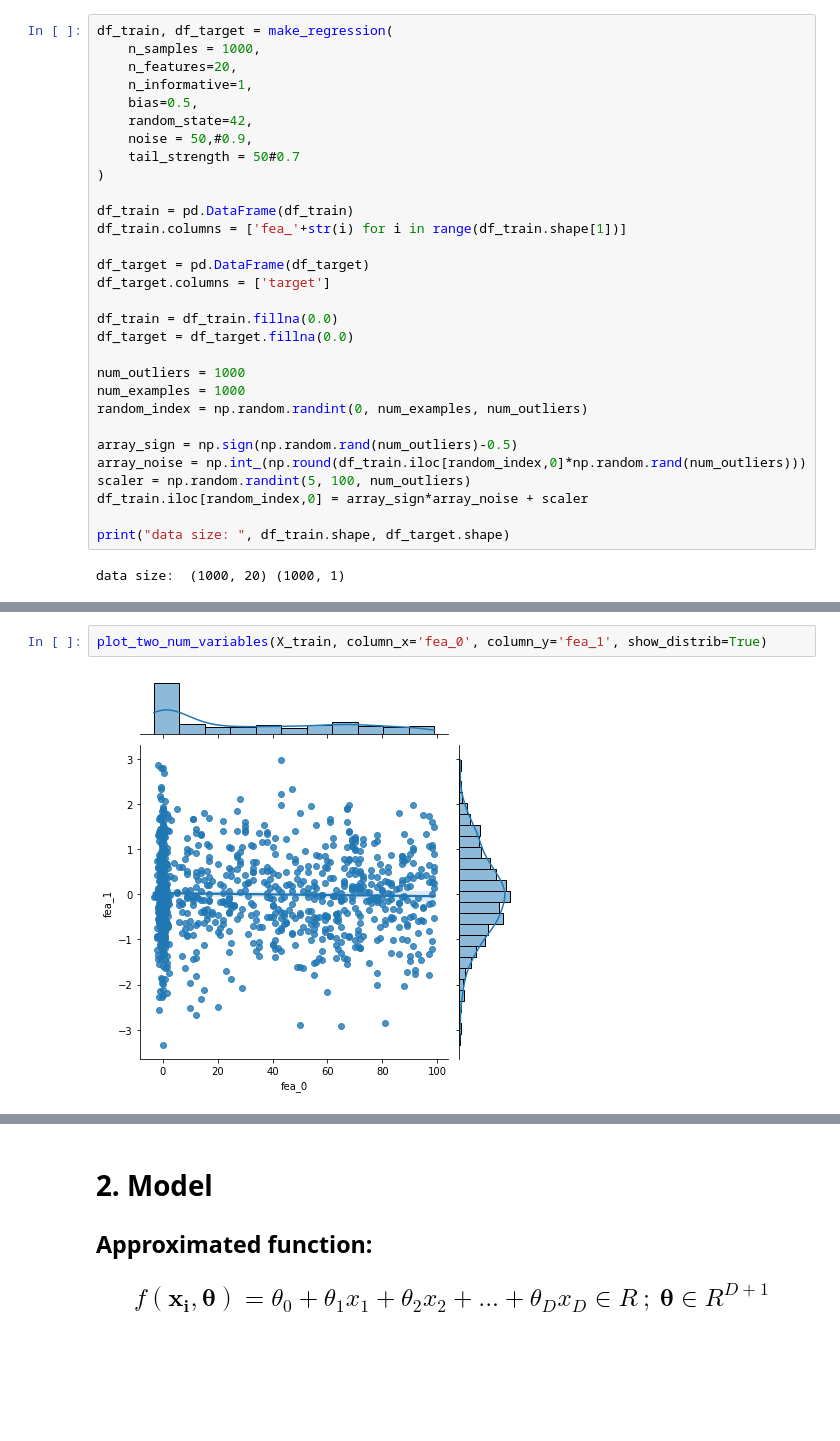
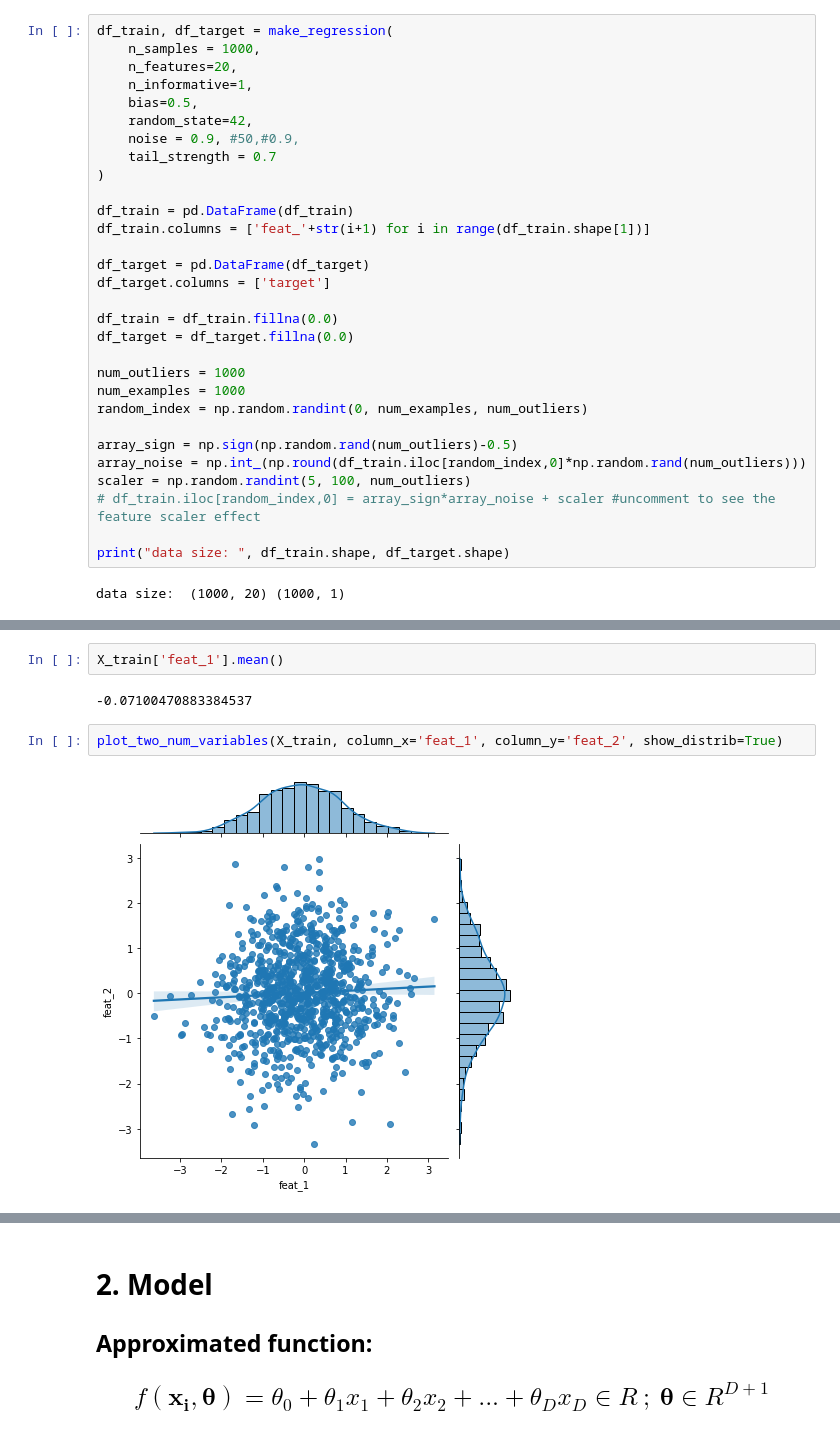
Before and after one commit to jroccal/machine_learning_fundamentals, a Jupyter notebook: notebooks/Linear_regression_examples.ipynb, the cells around one changed output, grey strips where cells are left out. Saved outputs shown, nothing was run; the diff lists cells and outputs as text; blank space fills up the shorter version.

```diff
--- a/notebooks/Linear_regression_examples.ipynb
+++ b/notebooks/Linear_regression_examples.ipynb
@@ -74,12 +71,12 @@ df_train, df_target = make_regression(
     n_informative=1,
     bias=0.5,
     random_state=42,
-    noise = 50,#0.9,
-    tail_strength = 50#0.7
+    noise = 0.9, #50,#0.9,
+    tail_strength = 0.7
 )
 
 df_train = pd.DataFrame(df_train)
-df_train.columns = ['fea_'+str(i) for i in range(df_train.shape[1])]
+df_train.columns = ['feat_'+str(i+1) for i in range(df_train.shape[1])]
 
 df_target = pd.DataFrame(df_target)
 df_target.columns = ['target']
@@ -94,7 +91,7 @@ random_index = np.random.randint(0, num_examples, num_outliers)
 array_sign = np.sign(np.random.rand(num_outliers)-0.5)
 array_noise = np.int_(np.round(df_train.iloc[random_index,0]*np.random.rand(num_outliers)))
 scaler = np.random.randint(5, 100, num_outliers)
-df_train.iloc[random_index,0] = array_sign*array_noise + scaler
+# df_train.iloc[random_index,0] = array_sign*array_noise + scaler #uncomment to see the feature scaler effect
 
 print("data size: ", df_train.shape, df_target.shape)
 # %% [output]
@@ -171,4 +168,8 @@ X_train_scaled.shape, X_test_scaled.shape
+# %%
+X_train['feat_1'].mean()
+# %% [output]
+-0.07100470883384537
 # %%
-plot_two_num_variables(X_train, column_x='fea_0', column_y='fea_1', show_distrib=True)
+plot_two_num_variables(X_train, column_x='feat_1', column_y='feat_2', show_distrib=True)
 # %% [output]
-[figure, old version]
+[figure, new version]
```
Also changed, not shown: parts of 15 cells of this notebook.
